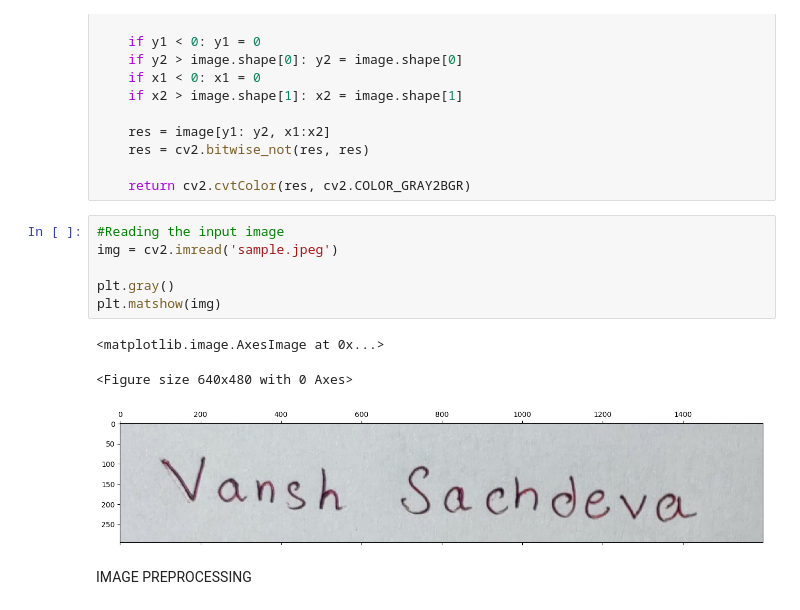
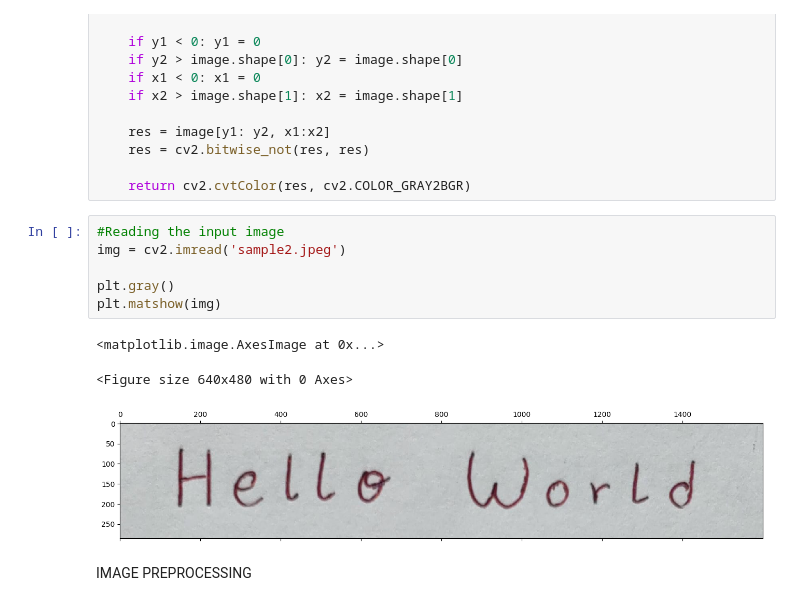
Before and after one commit to vansh2101/OCR, a Jupyter notebook: main.ipynb, the cells around one changed output. Cells and saved outputs as stored; diff of their text form.

```diff
--- a/main.ipynb
+++ b/main.ipynb
@@ -73,14 +73,14 @@ def crop_img(image):
     return cv2.cvtColor(res, cv2.COLOR_GRAY2BGR)
 # %%
 #Reading the input image
-img = cv2.imread('sample.jpeg')
+img = cv2.imread('sample2.jpeg')
 
 plt.gray()
 plt.matshow(img)
 # %% [output]
 <matplotlib.image.AxesImage at 0x...>
 <Figure size 640x480 with 0 Axes>
-[figure, old version]
+[figure, new version]
 # %% [markdown]
 IMAGE PREPROCESSING
 # %%
```
Also changed, not shown: parts of 6 cells of this notebook, 2 other files.
